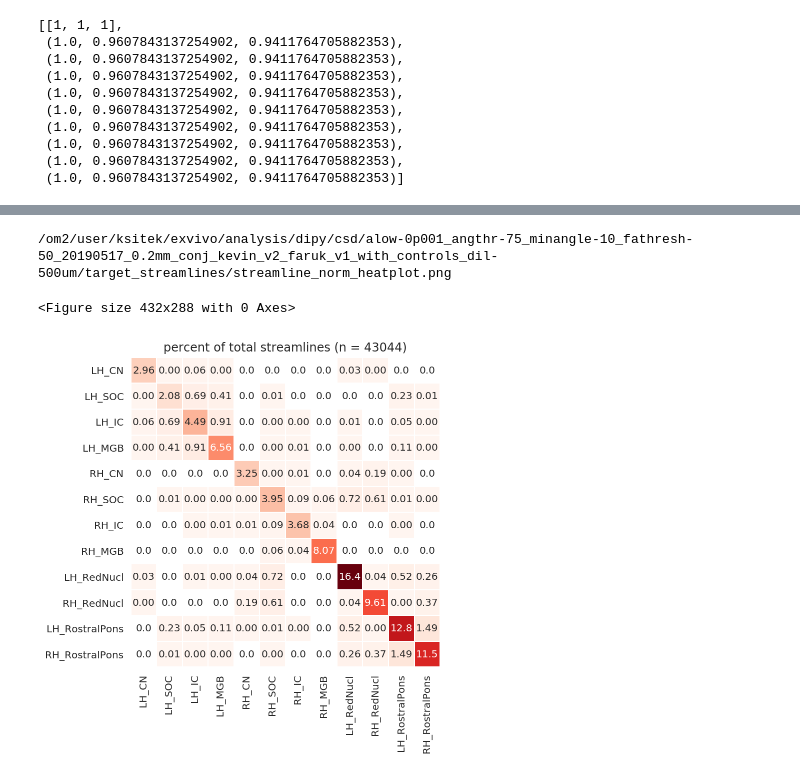
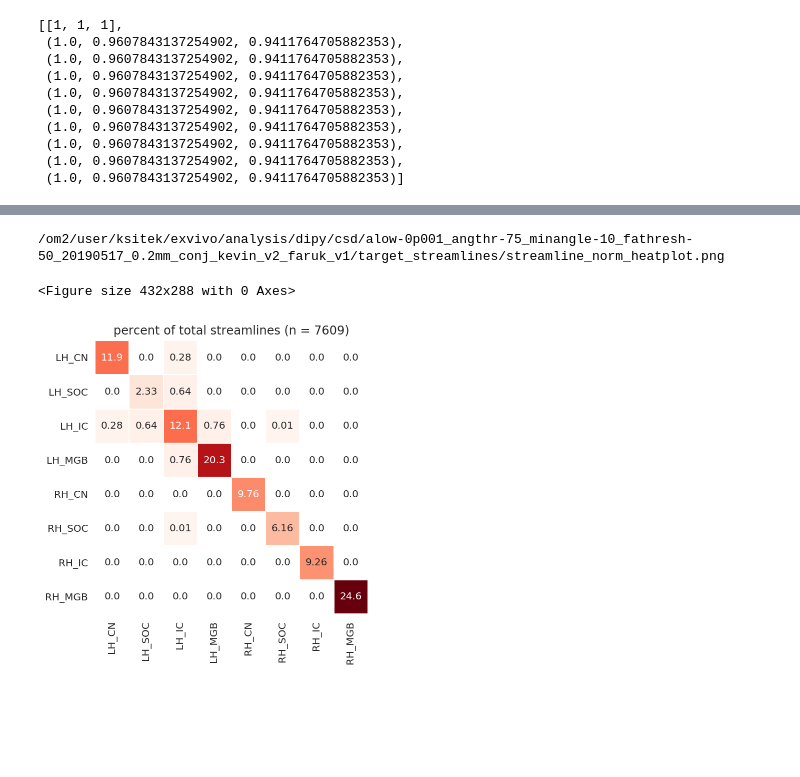
Before and after one commit to sitek/subcortical-auditory-atlas, a Jupyter notebook: code/postmortem/diffusion/count_streamlines.ipynb, the cells around one changed output, grey strips where cells are left out. Saved outputs shown, nothing was run; the diff lists cells and outputs as text; code cells hidden in the pictures; blank space fills up the shorter version.

Commit message:
updated analysis and files for resubmission

```diff
--- a/code/postmortem/diffusion/count_streamlines.ipynb
+++ b/code/postmortem/diffusion/count_streamlines.ipynb
@@ -14,2 +16,9 @@ sns.set()
+# %%
+labels = ['LH_CN', 'LH_SOC', 'LH_IC', 'LH_MGB',
+          'RH_CN', 'RH_SOC', 'RH_IC', 'RH_MGB']
+labels_atlas = ['LH_CN', 'RH_CN', 'LH_SOC', 'RH_SOC',
+          'LH_IC', 'RH_IC', 'LH_MGB', 'RH_MGB']
+#label_order = list(range(1,9)) # if regions are already in same order as labels
+label_order = [1, 3, 5, 7, 2, 4, 6, 8]
 # %% [markdown]
 define directories:
@@ -16,7 +29,5 @@ define directories:
 # %%
-project_dir = os.path.abspath('/om2/user/ksitek/exvivo/')
-
 processing_dir = os.path.join(project_dir, 'analysis/dipy/csd/',
                               'alow-0p001_angthr-75_minangle-10_fathresh-50_20190517_0.2mm_' \
-                              'conj_kevin_v2_faruk_v1_with_controls_dil-500um')
+                              'conj_kevin_v2_faruk_v1_dil-500um')
 sl_dir = os.path.join(processing_dir, 'target_streamlines')
@@ -25,16 +34,8 @@ define region labels and order:
-# %%
-labels = ['LH_CN', 'LH_SOC', 'LH_IC', 'LH_MGB',
-          'RH_CN', 'RH_SOC', 'RH_IC', 'RH_MGB',
-          'LH_RedNucl', 'RH_RedNucl', 'LH_RostralPons', 'RH_RostralPons']
-labels_atlas = ['LH_CN', 'RH_CN', 'LH_SOC', 'RH_SOC',
-          'LH_IC', 'RH_IC', 'LH_MGB', 'RH_MGB',
-          'LH_RedNucl', 'RH_RedNucl', 'LH_RostralPons', 'RH_RostralPons']
-#label_order = list(range(1,9)) # if regions are already in same order as labels
-label_order = [1, 3, 5, 7, 2, 4, 6, 8, 9, 10, 11, 12]
 # %% [markdown]
 load streamlines and check the number of streamlines:
 # %%
 sl_file = os.path.join(sl_dir, 'all_atlas_streamlines.trk')
 streamlines, hdr = streamline.load_trk(sl_file)
-hdr['nb_streamlines']
+total_sl_count = hdr['nb_streamlines']
+print('total streamlines = %d'%(total_sl_count))
 # %% [output]
@@ -135,26 +109,26 @@ array([['2.96', '0.00', '0.06', '0.00', '0.0', '0.0', '0.0', '0.0',
 # %%
 # make normalized streamline count plot
 plt.clf()
-plt.figure(figsize=(6,6))
+plt.figure(figsize=(5,5))
 
 mask = np.zeros_like(norm_matrix_sl)
 mask[np.triu_indices_from(mask)] = True
 with sns.axes_style("white"):
     ax = sns.heatmap(norm_matrix_sl, annot=norm_mat_str_arr, fmt="s", linewidths=.5,# ax=ax,
     #ax = sns.heatmap(norm_matrix_sl, annot=True, fmt=".02f", linewidths=.5,# ax=ax,
                 xticklabels=labels, yticklabels=labels, square=True,#mask=mask,
                 cmap=new_cp, cbar=False);
 ax.set(title='percent of total streamlines (n = %d)'%(total_sl_count));
 plt.tight_layout()
 
 # save plot
 out_file = os.path.join(sl_dir, 'streamline_norm_heatplot.png')
 print(out_file)
 ax.figure.savefig(out_file, box_inches='tight', dpi=200)
 # %% [output]
-/om2/user/ksitek/exvivo/analysis/dipy/csd/alow-0p001_angthr-75_minangle-10_fathresh-50_20190517_0.2mm_conj_kevin_v2_faruk_v1_with_controls_dil-500um/target_streamlines/streamline_norm_heatplot.png
+/om2/user/ksitek/exvivo/analysis/dipy/csd/alow-0p001_angthr-75_minangle-10_fathresh-50_20190517_0.2mm_conj_kevin_v2_faruk_v1/target_streamlines/streamline_norm_heatplot.png
 <Figure size 432x288 with 0 Axes>
-[figure, old version]
+[figure, new version]
 # %%
 # make streamline count plot
 plt.clf()
```
Also changed, not shown: parts of 27 cells of this notebook, 5 other files.
